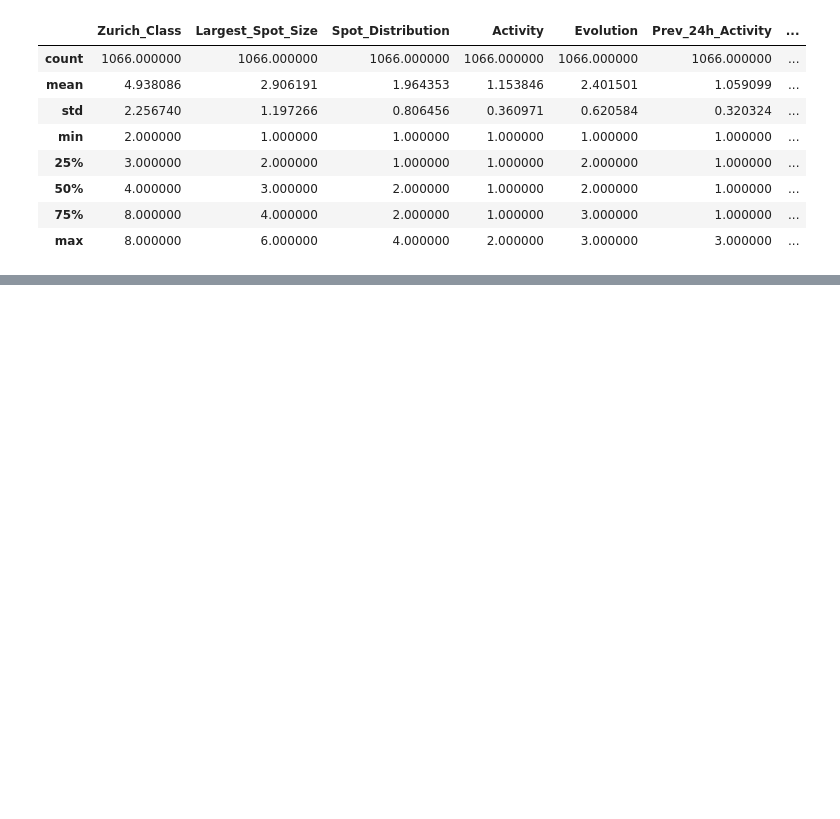
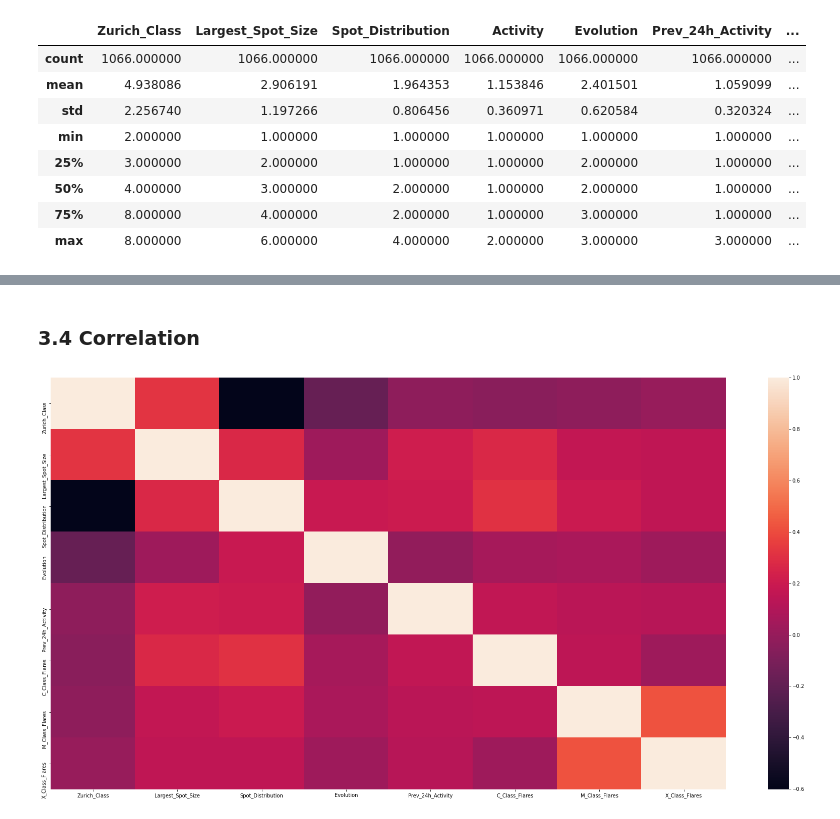
Before and after one commit to gavinsadecki/Capstone-3, a Jupyter notebook: Step 3 - EDA/Step 3 - EDA.ipynb, the cells around one changed output, grey strips where cells are left out. Saved outputs shown, nothing was run; the diff lists cells and outputs as text; code cells hidden in the pictures; blank space fills up the shorter version.

```diff
--- a/Step 3 - EDA/Step 3 - EDA.ipynb
+++ b/Step 3 - EDA/Step 3 - EDA.ipynb
@@ -37,0 +85,11 @@ df.describe()
+# %% [markdown]
+### 3.4 Correlation
+# %%
+fig, ax = plt.subplots()
+fig.set_figheight(15)
+fig.set_figwidth(30)
+
+sns.heatmap(df.drop(['Area_Of_Largest','Activity','Historically_Complex','Become_Historically_Complex','Area_Of_Largest','Area'],axis=1).corr(),ax=ax)
+plt.show()
+# %% [output]
+[figure, added]
```
Also changed, not shown: parts of 22 cells of this notebook.
